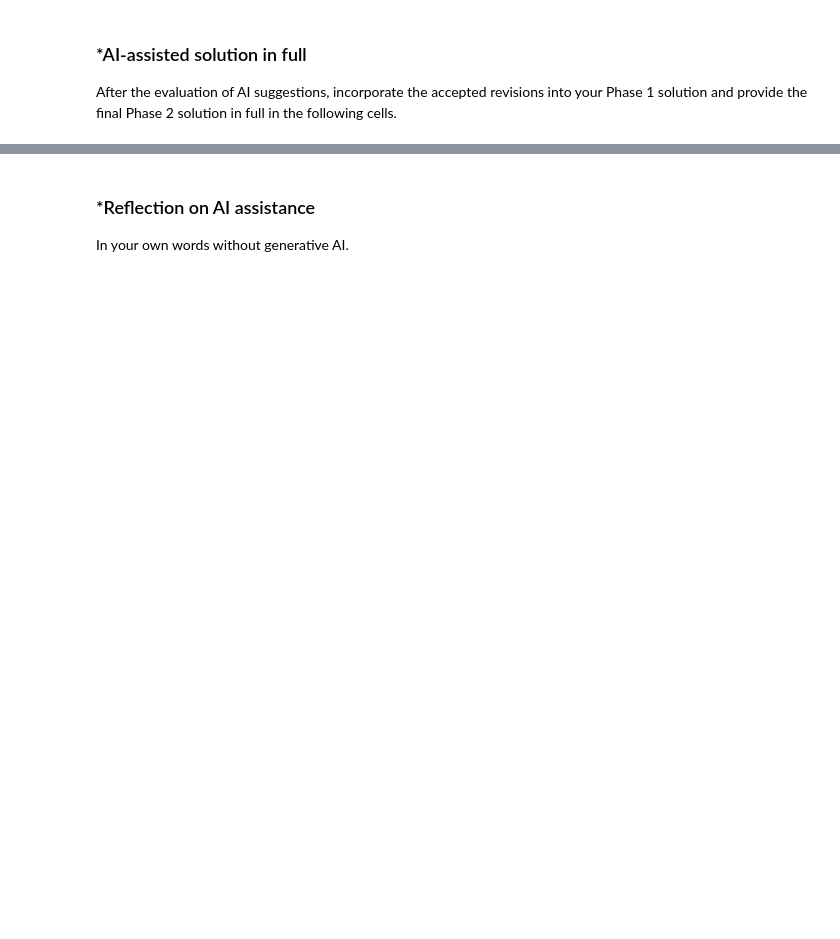
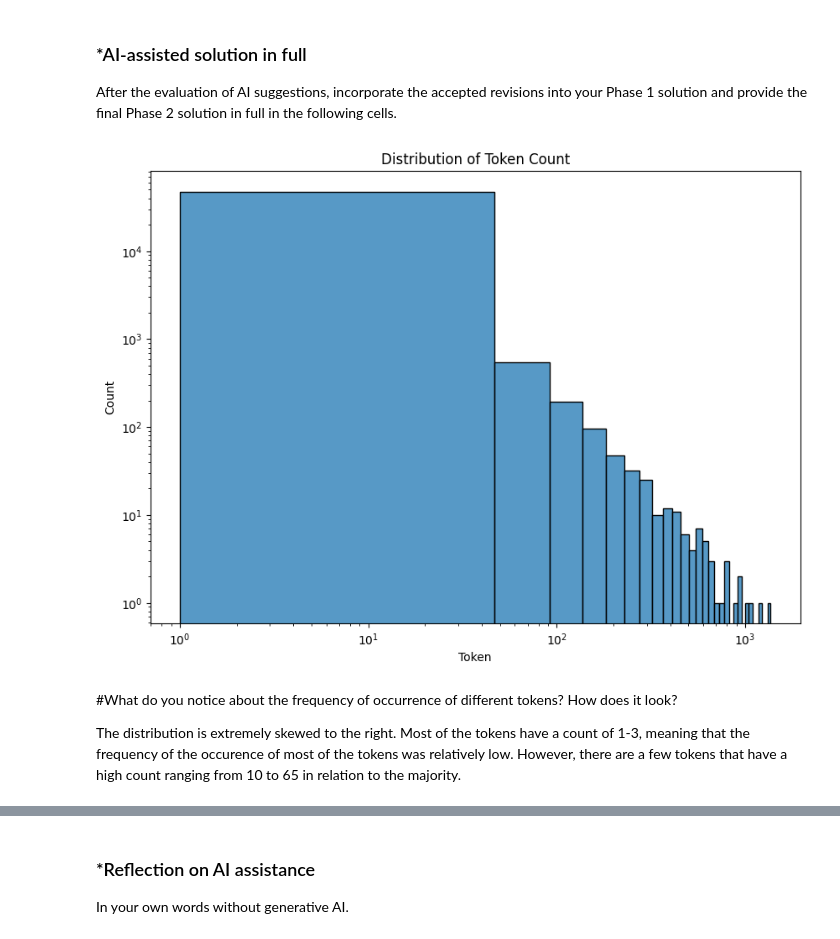
Before and after one commit to charlottemarieolexy-tech/A05-pca, a Jupyter notebook: A05.ipynb, the cells around one changed output, grey strips where cells are left out. Cells and saved outputs as stored; diff of their text form; code cells hidden in the pictures; blank space fills up the shorter version.

Commit message:
Phase 2 Commit

```diff
--- a/A05.ipynb
+++ b/A05.ipynb
@@ -213,0 +442,22 @@ After the evaluation of AI suggestions, incorporate the accepted revisions into
+# %%
+# Your Phase 2 solution to the problem goes here.
+fig, ax  = plt.subplots(figsize=(10,7))
+
+sns.histplot(
+    data=tokens,
+    x="Count",
+    bins=30,
+    ax=ax
+)
+
+ax.set_title("Distribution of Token Count")
+ax.set_xlabel("Token")
+plt.yscale("log")
+plt.xscale("log")
+plt.show()
+# %% [output]
+[figure, added]
+# %% [markdown]
+#What do you notice about the frequency of occurrence of different tokens? How does it look?
+
+The distribution is extremely skewed to the right. Most of the tokens have a count of 1-3, meaning that the frequency of the occurence of most of the tokens was relatively low. However, there are a few tokens that have a high count ranging from 10 to 65 in relation to the majority.
```
Also changed, not shown: parts of 20 cells of this notebook.
